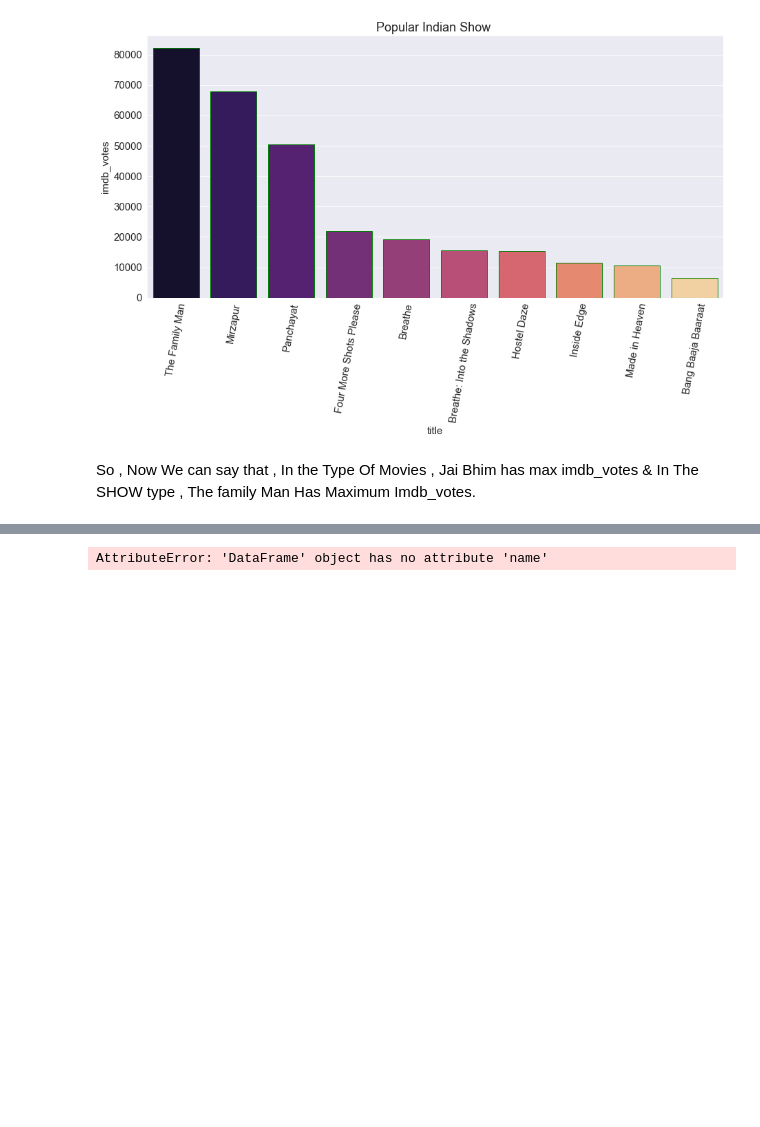
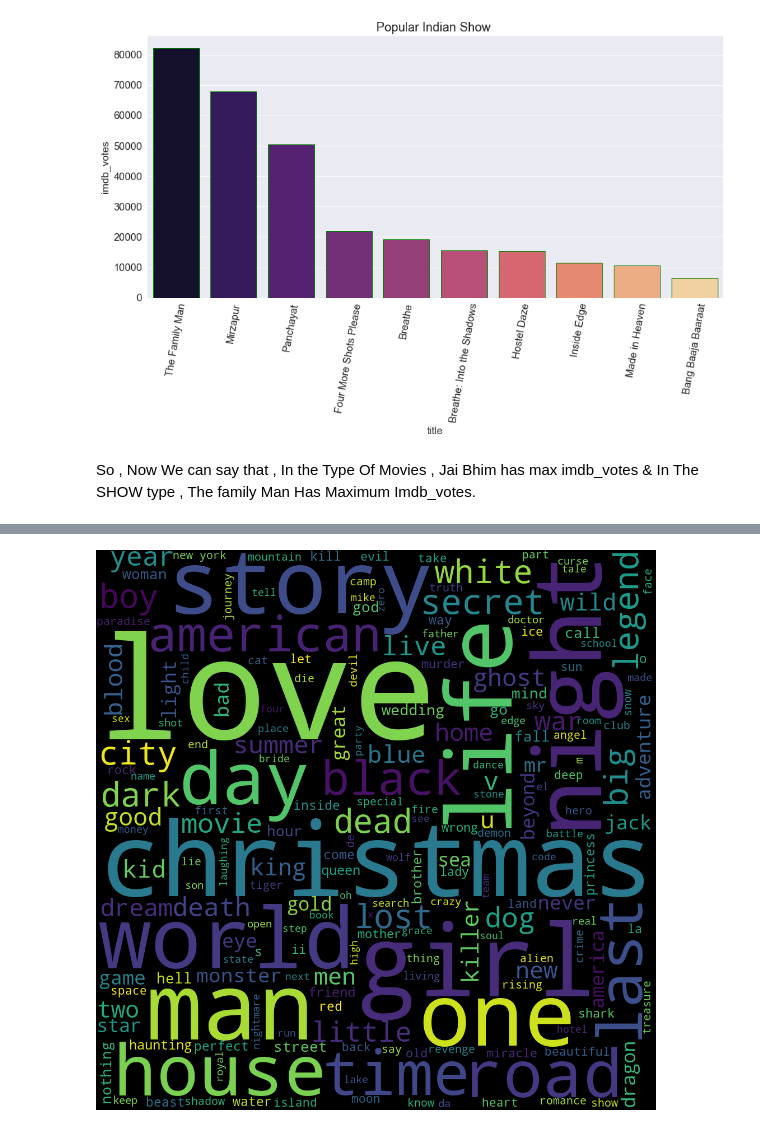
Before and after one commit to Arpan-tech-create/Exploratory_Data_Analysis, a Jupyter notebook: AMAZON-SHOW.ipynb, the cells around one changed output, grey strips where cells are left out. Cells and saved outputs as stored; diff of their text form; code cells hidden in the pictures; blank space fills up the shorter version.

```diff
--- a/AMAZON-SHOW.ipynb
+++ b/AMAZON-SHOW.ipynb
@@ -439,20 +442,20 @@ Image(filename='family.jpg')
 # %%
 comment_words = ' '
 
-for val in raw.name.values:
+for val in raw.title.values:
     val = str(val)
     tokens = val.split()
 
     for i in range(len(tokens)):
         tokens[i] = tokens[i].lower()
 
     for words in tokens:
         comment_words = comment_words + words + ' '
 
 
 wordcloud = WordCloud(width = 1000, height = 1000,
-                background_color ='white',
+                background_color ='black',
                 min_font_size = 10).generate(comment_words)
 wordcloud.to_image()
 # %% [output]
-AttributeError: 'DataFrame' object has no attribute 'name'
+[figure, added]
```
Also changed, not shown: parts of 1 cell of this notebook.
